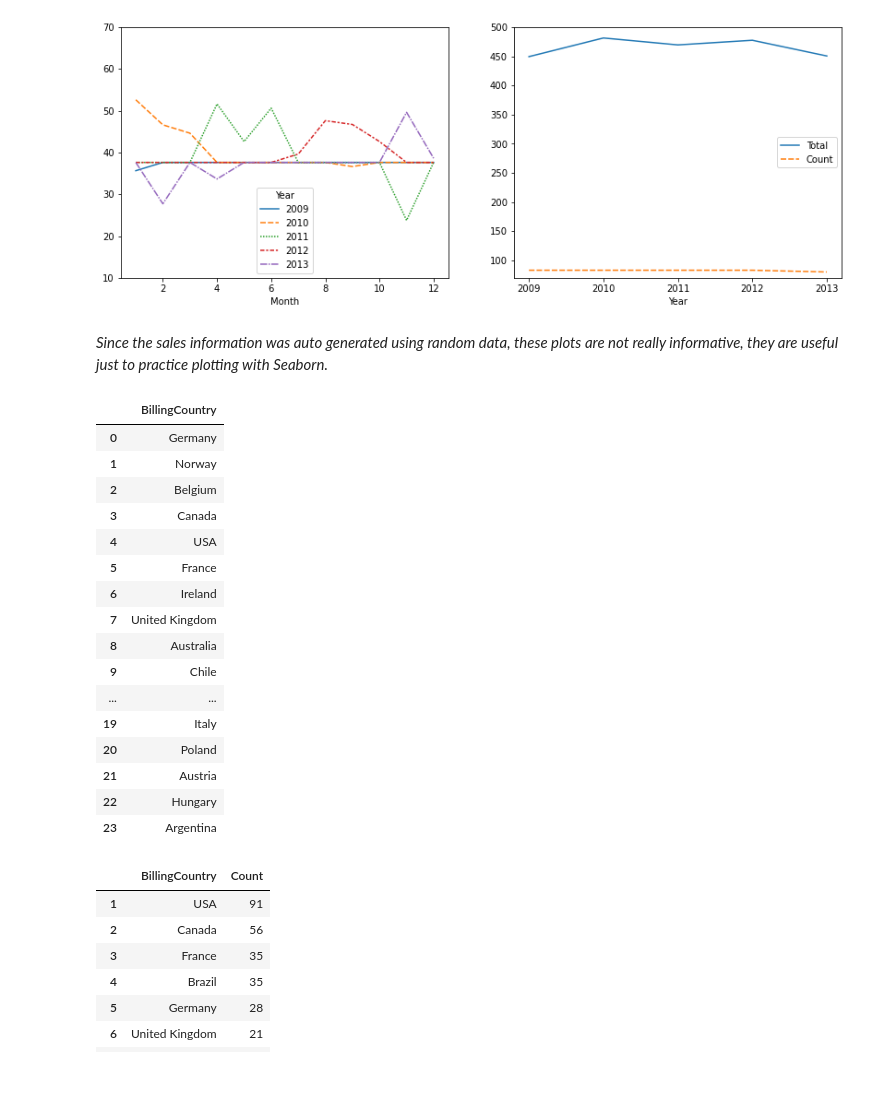
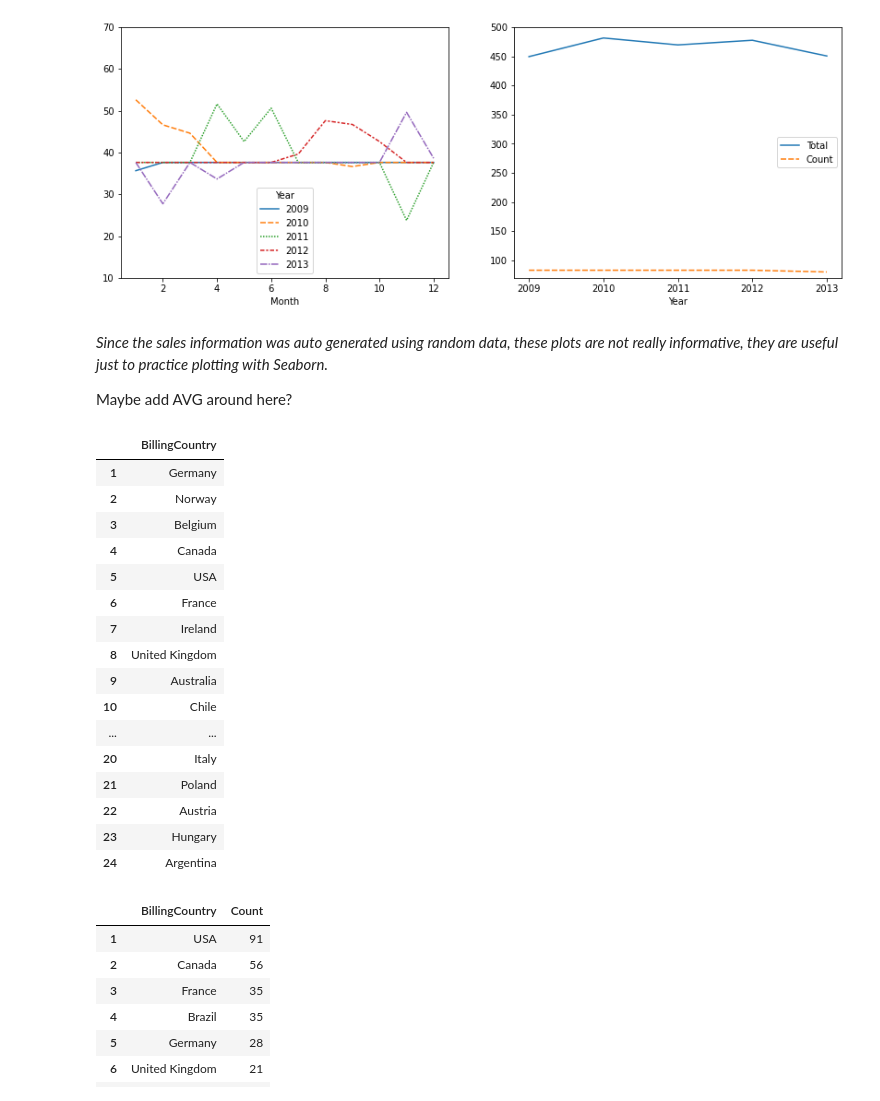
Before and after one commit to alinasansevich/chinook_SQLite_db_analysis, a Jupyter notebook: Chinook_SQLite_database_analysis.ipynb, the cells around one changed output. Cells and saved outputs as stored; diff of their text form; code cells hidden in the pictures.

```diff
--- a/Chinook_SQLite_database_analysis.ipynb
+++ b/Chinook_SQLite_database_analysis.ipynb
@@ -202,33 +202,36 @@ ax2.set(ylim=(70, 500))
 [figure]
 # %% [markdown]
 _Since the sales information was auto generated using random data, these plots are not really informative, they are useful just to practice plotting with Seaborn._
+
+Maybe add AVG around here?
 # %%
 # This is an online store, so where are its customers from?
 query = """
 SELECT DISTINCT(BillingCountry)
 FROM Invoices
 """
 
 countries = pd.read_sql(query, conn)
-countries # there are 23 countries listed
+countries.index = countries.index + 1
+countries # there are 24 countries listed
 # %% [output]
 |  | BillingCountry |
-| 0 | Germany |
-| 1 | Norway |
-| 2 | Belgium |
-| 3 | Canada |
-| 4 | USA |
-| 5 | France |
-| 6 | Ireland |
-| 7 | United Kingdom |
-| 8 | Australia |
-| 9 | Chile |
+| 1 | Germany |
+| 2 | Norway |
+| 3 | Belgium |
+| 4 | Canada |
+| 5 | USA |
+| 6 | France |
+| 7 | Ireland |
+| 8 | United Kingdom |
+| 9 | Australia |
+| 10 | Chile |
 | ... | ... |
-| 19 | Italy |
-| 20 | Poland |
-| 21 | Austria |
-| 22 | Hungary |
-| 23 | Argentina |
+| 20 | Italy |
+| 21 | Poland |
+| 22 | Austria |
+| 23 | Hungary |
+| 24 | Argentina |
 # %%
 ### Let's see which countries are the top 10 buyers
 query = """
```
Also changed, not shown: parts of 12 cells of this notebook.
